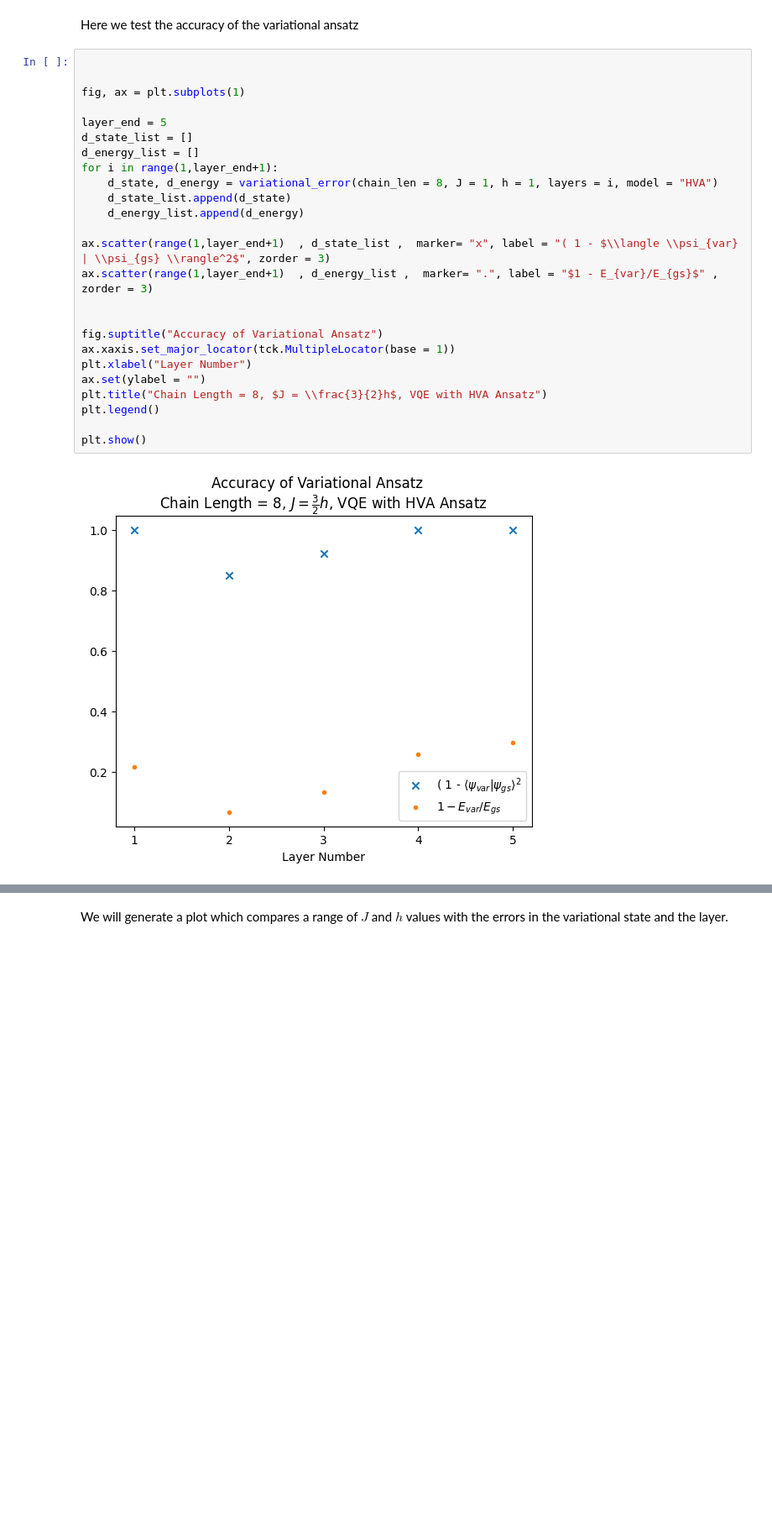
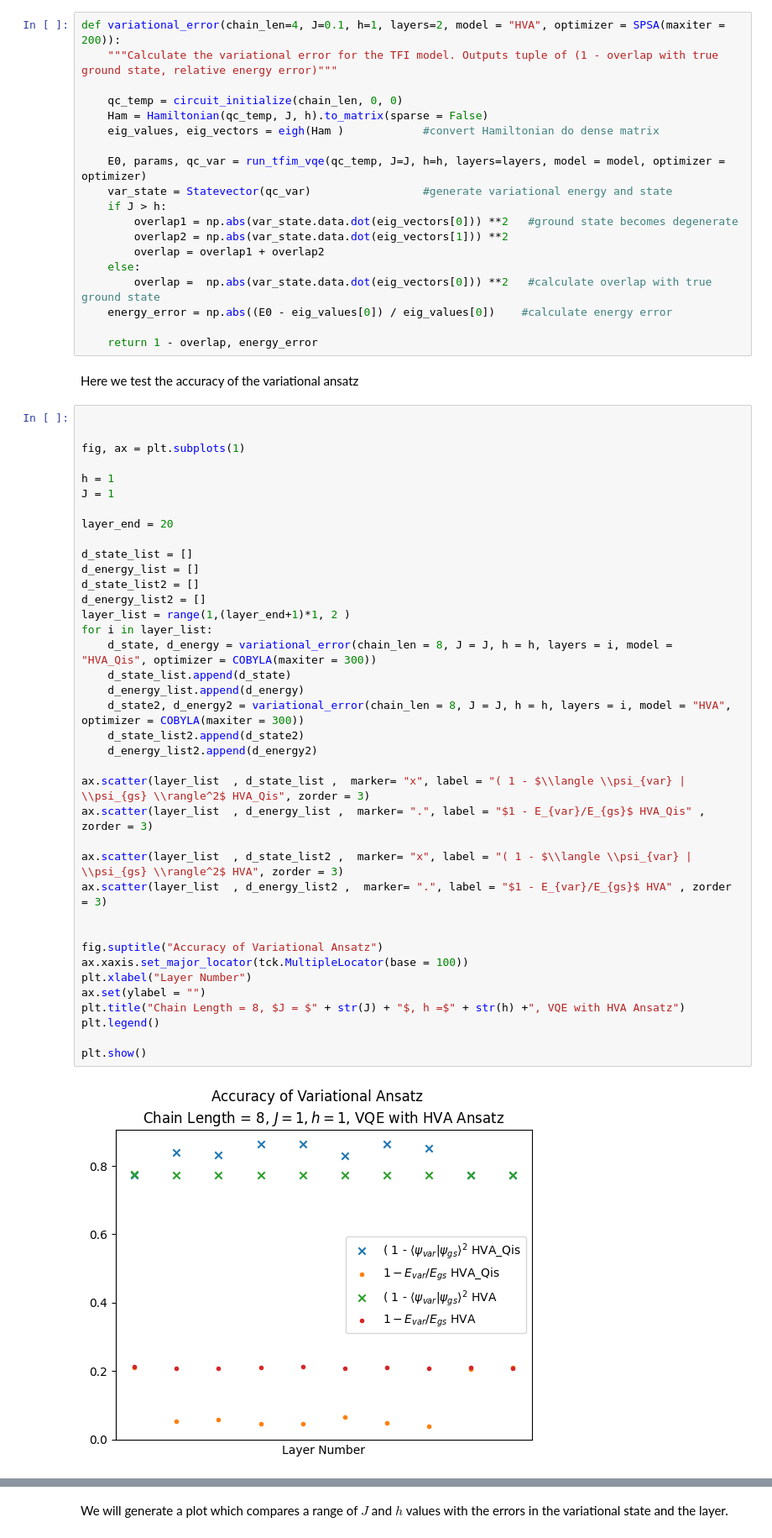
Before and after one commit to IanROsborne/Quantum_Metrology_Fisher_LG, a Jupyter notebook: TFI_defs.ipynb, the cells around one changed output, grey strips where cells are left out. Shown at 84% size. Drawn from its saved outputs; the diff is of its cells as text; blank space fills up the shorter version.

```diff
--- a/TFI_defs.ipynb
+++ b/TFI_defs.ipynb
@@ -490,29 +479,61 @@ fig.savefig("C:\\Users\\ianro\\Documents\\Research\\Quantum_Metrology_AKLT\\Plot
+# %%
+def variational_error(chain_len=4, J=0.1, h=1, layers=2, model = "HVA", optimizer = SPSA(maxiter = 200)):
+    """Calculate the variational error for the TFI model. Outputs tuple of (1 - overlap with true ground state, relative energy error)"""
+
+    qc_temp = circuit_initialize(chain_len, 0, 0)
+    Ham = Hamiltonian(qc_temp, J, h).to_matrix(sparse = False)
+    eig_values, eig_vectors = eigh(Ham )            #convert Hamiltonian do dense matrix
+
+    E0, params, qc_var = run_tfim_vqe(qc_temp, J=J, h=h, layers=layers, model = model, optimizer = optimizer)
+    var_state = Statevector(qc_var)                 #generate variational energy and state
+    if J > h:
+        overlap1 = np.abs(var_state.data.dot(eig_vectors[0])) **2   #ground state becomes degenerate
+        overlap2 = np.abs(var_state.data.dot(eig_vectors[1])) **2
+        overlap = overlap1 + overlap2
+    else:
+        overlap =  np.abs(var_state.data.dot(eig_vectors[0])) **2   #calculate overlap with true ground state
+    energy_error = np.abs((E0 - eig_values[0]) / eig_values[0])    #calculate energy error
+
+    return 1 - overlap, energy_error
 # %% [markdown]
 Here we test the accuracy of the variational ansatz
 # %%
 
 
 fig, ax = plt.subplots(1)
 
-layer_end = 5
+h = 1
+J = 1
+
+layer_end = 20
+
 d_state_list = []
 d_energy_list = []
-for i in range(1,layer_end+1):
-    d_state, d_energy = variational_error(chain_len = 8, J = 1, h = 1, layers = i, model = "HVA")
+d_state_list2 = []
+d_energy_list2 = []
+layer_list = range(1,(layer_end+1)*1, 2 )
+for i in layer_list:
+    d_state, d_energy = variational_error(chain_len = 8, J = J, h = h, layers = i, model = "HVA_Qis", optimizer = COBYLA(maxiter = 300))
     d_state_list.append(d_state)
     d_energy_list.append(d_energy)
+    d_state2, d_energy2 = variational_error(chain_len = 8, J = J, h = h, layers = i, model = "HVA", optimizer = COBYLA(maxiter = 300))
+    d_state_list2.append(d_state2)
+    d_energy_list2.append(d_energy2)
 
-ax.scatter(range(1,layer_end+1)  , d_state_list ,  marker= "x", label = "( 1 - $\\langle \\psi_{var} | \\psi_{gs} \\rangle^2$", zorder = 3)
-ax.scatter(range(1,layer_end+1)  , d_energy_list ,  marker= ".", label = "$1 - E_{var}/E_{gs}$" , zorder = 3)
+ax.scatter(layer_list  , d_state_list ,  marker= "x", label = "( 1 - $\\langle \\psi_{var} | \\psi_{gs} \\rangle^2$ HVA_Qis", zorder = 3)
+ax.scatter(layer_list  , d_energy_list ,  marker= ".", label = "$1 - E_{var}/E_{gs}$ HVA_Qis" , zorder = 3)
+
+ax.scatter(layer_list  , d_state_list2 ,  marker= "x", label = "( 1 - $\\langle \\psi_{var} | \\psi_{gs} \\rangle^2$ HVA", zorder = 3)
+ax.scatter(layer_list  , d_energy_list2 ,  marker= ".", label = "$1 - E_{var}/E_{gs}$ HVA" , zorder = 3)
 
 
 fig.suptitle("Accuracy of Variational Ansatz")
-ax.xaxis.set_major_locator(tck.MultipleLocator(base = 1))
+ax.xaxis.set_major_locator(tck.MultipleLocator(base = 100))
 plt.xlabel("Layer Number")
 ax.set(ylabel = "")
-plt.title("Chain Length = 8, $J = \\frac{3}{2}h$, VQE with HVA Ansatz")
+plt.title("Chain Length = 8, $J = $" + str(J) + "$, h =$" + str(h) +", VQE with HVA Ansatz")
 plt.legend()
 
 plt.show()
 # %% [output]
-[figure, old version]
+[figure, new version]
```
Also changed, not shown: parts of 12 cells of this notebook, 1 other file.
